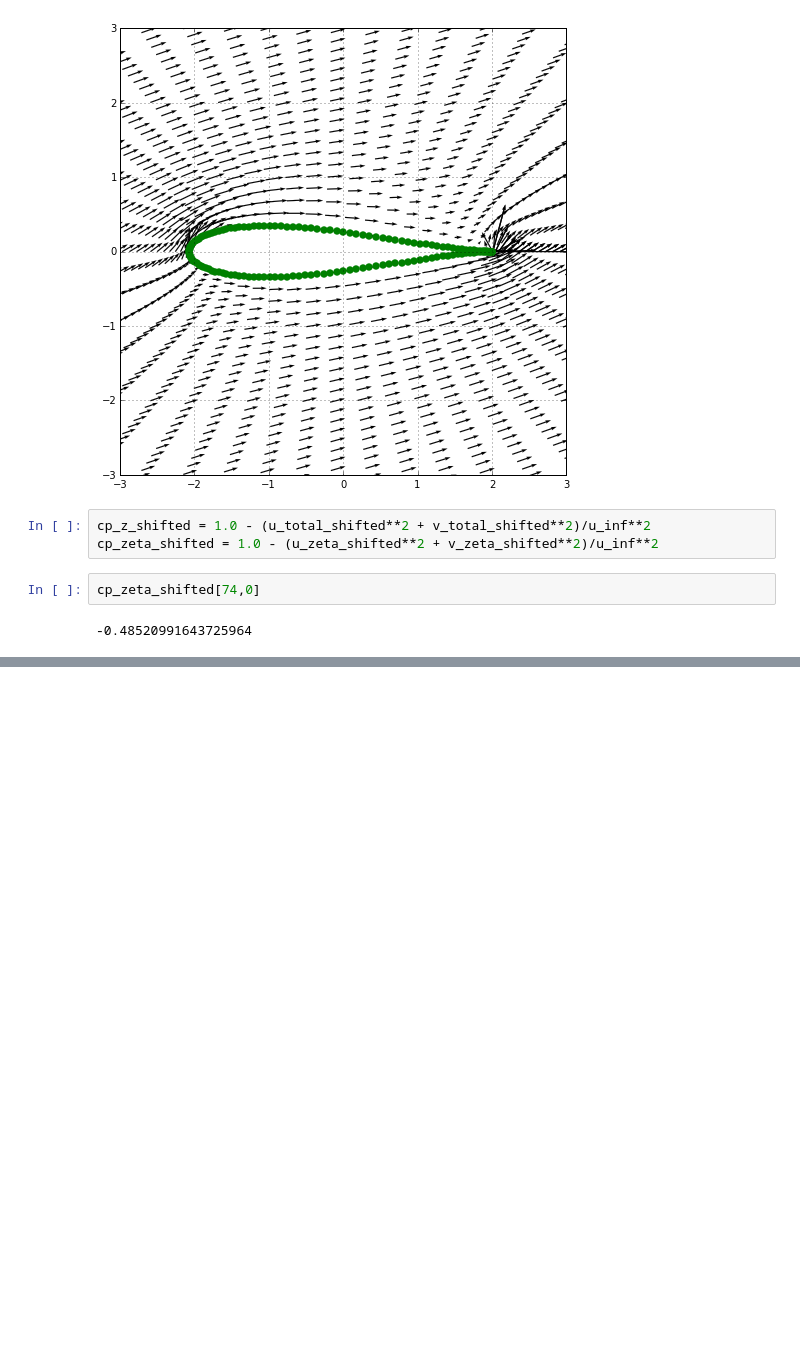
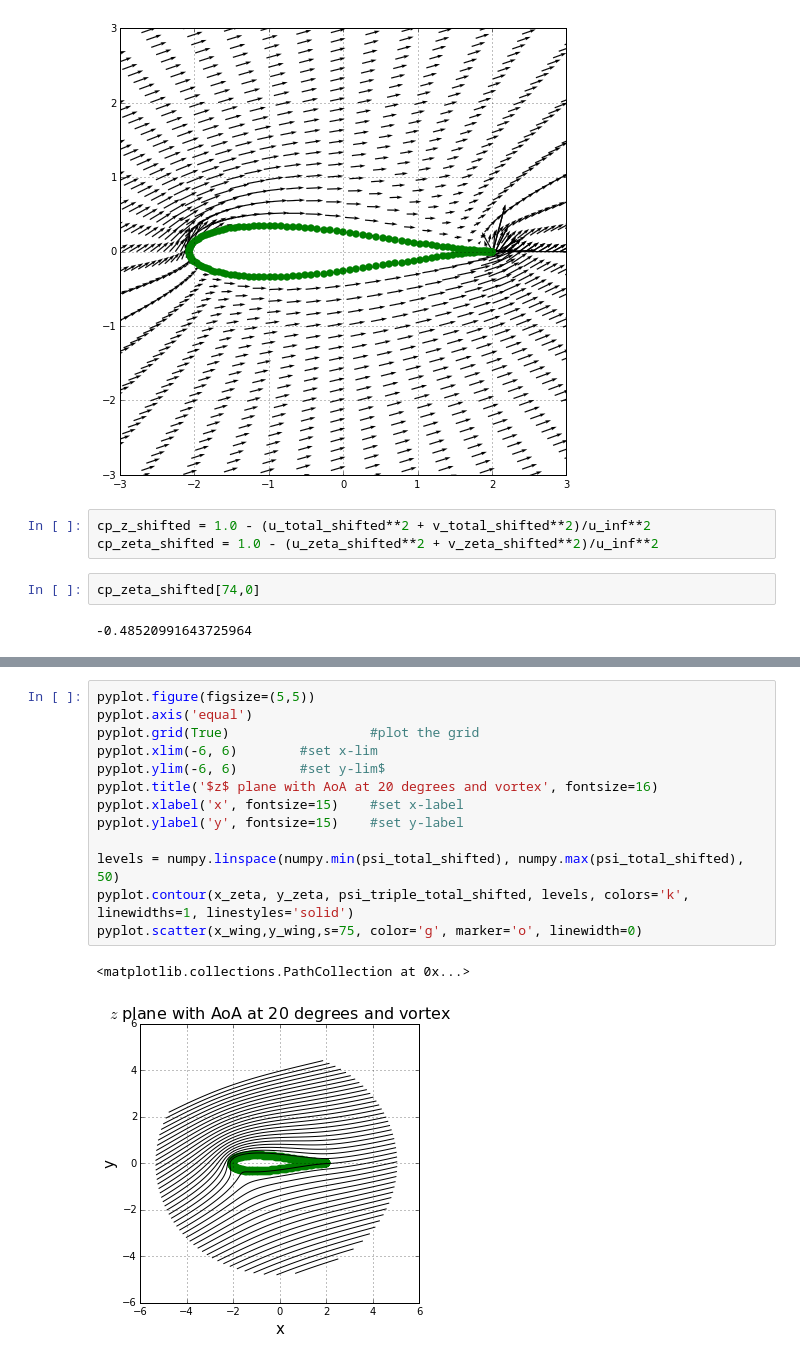
Before and after one commit to bornemeierm/MAE6226, a Jupyter notebook: Joukowski Transformation Cylindrical Mesh.ipynb, the cells around one changed output, grey strips where cells are left out. Saved outputs shown, nothing was run; the diff lists cells and outputs as text; blank space fills up the shorter version.

```diff
--- a/Joukowski Transformation Cylindrical Mesh.ipynb
+++ b/Joukowski Transformation Cylindrical Mesh.ipynb
@@ -309,0 +365,16 @@ cp_zeta_shifted[74,0]
+# %%
+pyplot.figure(figsize=(5,5))
+pyplot.axis('equal')
+pyplot.grid(True)                  #plot the grid
+pyplot.xlim(-6, 6)        #set x-lim
+pyplot.ylim(-6, 6)        #set y-lim$
+pyplot.title('$z$ plane with AoA at 20 degrees and vortex', fontsize=16)
+pyplot.xlabel('x', fontsize=15)    #set x-label
+pyplot.ylabel('y', fontsize=15)    #set y-label
+
+levels = numpy.linspace(numpy.min(psi_total_shifted), numpy.max(psi_total_shifted), 50)
+pyplot.contour(x_zeta, y_zeta, psi_triple_total_shifted, levels, colors='k', linewidths=1, linestyles='solid')
+pyplot.scatter(x_wing,y_wing,s=75, color='g', marker='o', linewidth=0)
+# %% [output]
+<matplotlib.collections.PathCollection at 0x...>
+[figure, added]
```
Also changed, not shown: parts of 18 cells of this notebook.
